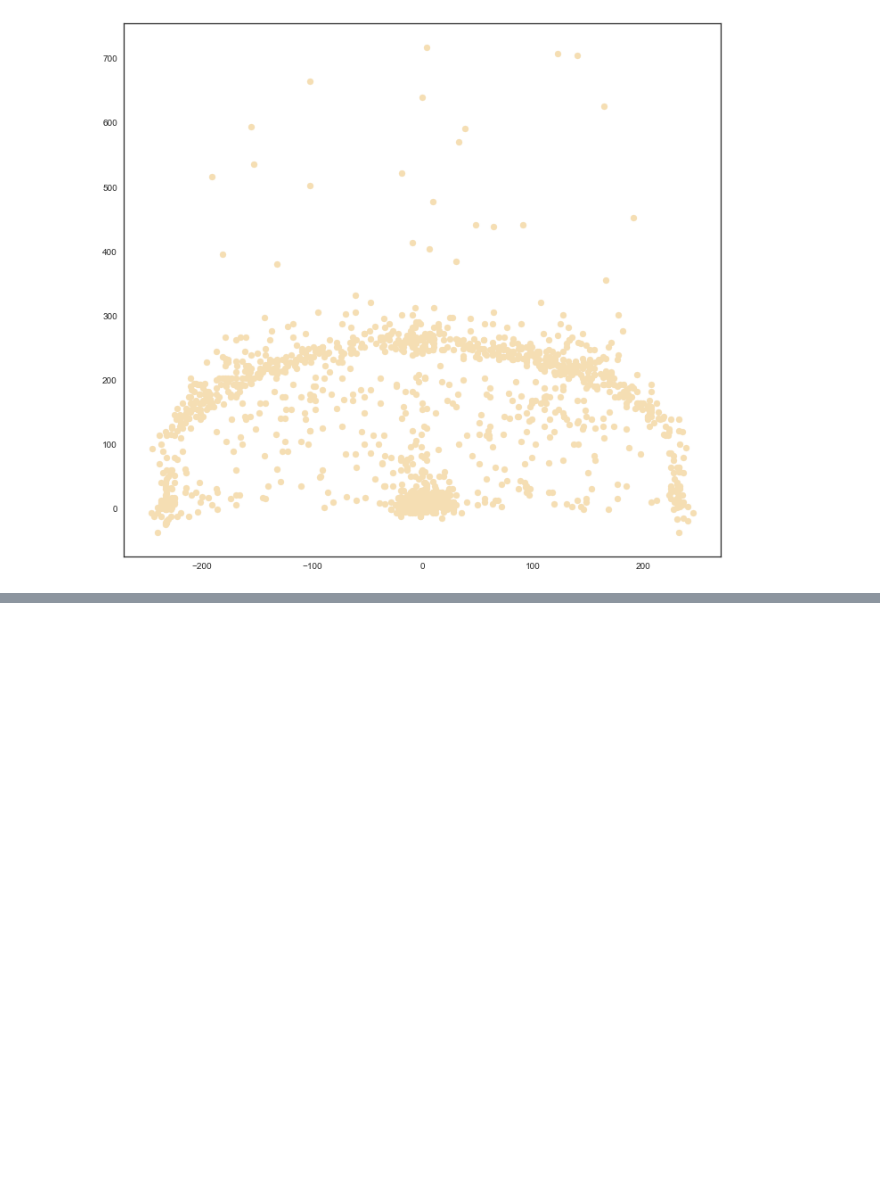
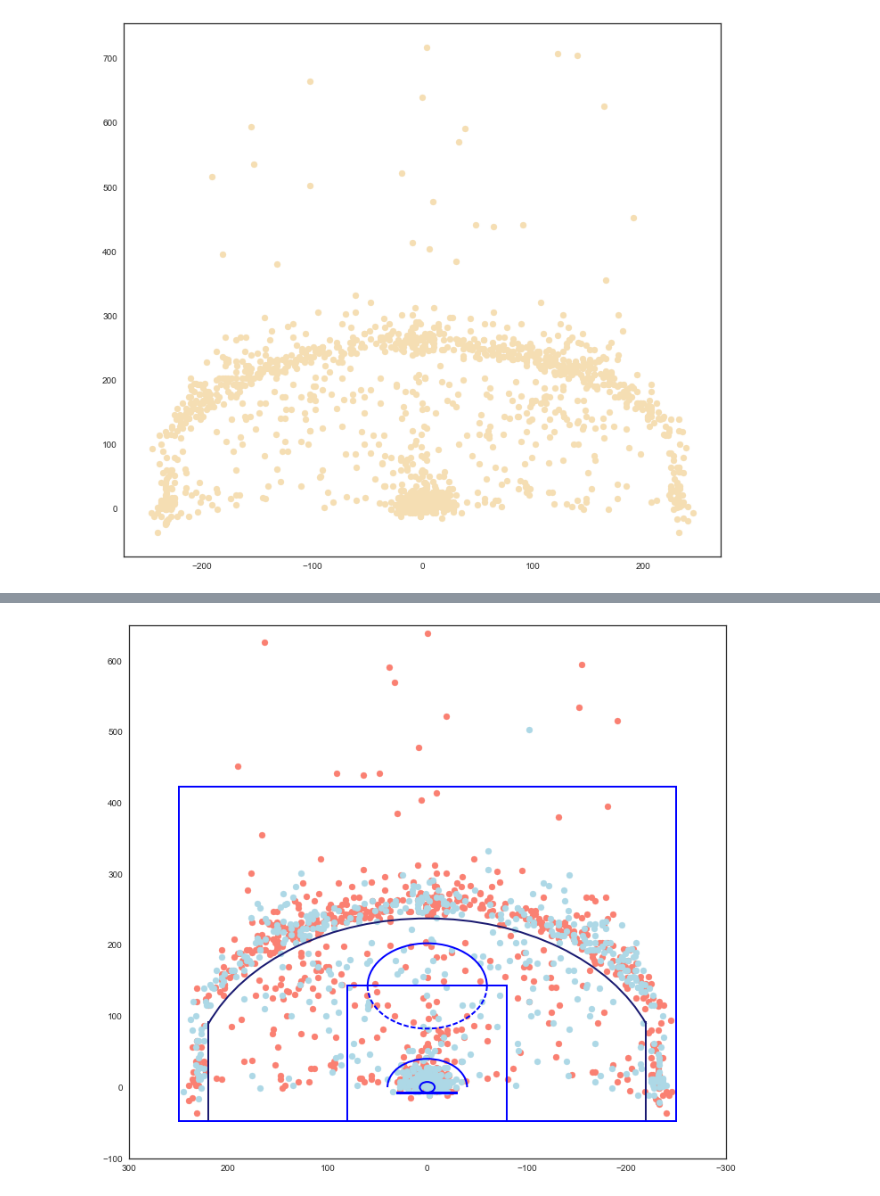
Before and after one commit to TomDonoghue/Pr_065, a Jupyter notebook: FInalProject.ipynb, the cells around one changed output, grey strips where cells are left out. Cells and saved outputs as stored; diff of their text form; code cells hidden in the pictures; blank space fills up the shorter version.

```diff
--- a/FInalProject.ipynb
+++ b/FInalProject.ipynb
@@ -119,5 +130,16 @@ made_shots = df_shots[df_shots['EVENT_TYPE'] == 'Made Shot']
 #df_made.drop(['GRID_TYPE','GAME_ID','GAME_EVENT_ID','PLAYER_ID','PLAYER_NAME','TEAM_ID','TEAM_NAME','PERIOD','MINUTES_REMAINING','SECONDS_REMAINING','SHOT_ZONE_AREA','SHOT_DISTANCE','GAME_DATE','HTM','VTM','ACTION_TYPE','SHOT_TYPE'], axis=1, inplace=True)
 #df_missed.drop(['GRID_TYPE','GAME_ID','GAME_EVENT_ID','PLAYER_ID','PLAYER_NAME','TEAM_ID','TEAM_NAME','PERIOD','MINUTES_REMAINING','SECONDS_REMAINING'], axis=1, inplace=True)
 miss_shots = df_shots[df_shots['EVENT_TYPE'] == 'Missed Shot']
+# %%
+plt.figure(figsize=(12,11))
+plt.scatter(miss_shots.LOC_X, miss_shots.LOC_Y, color='Salmon')
+plt.scatter(made_shots.LOC_X, made_shots.LOC_Y, color='#add8e6')
+draw_court(outer_lines=True)
+# Descending values along the axis from left to right
+plt.xlim(300,-300)
+plt.ylim(-100,650)
+plt.show()
+# %% [output]
+[figure, added]
 # %%
 plt.figure(figsize=(12,11))
```
Also changed, not shown: parts of 5 cells of this notebook.
